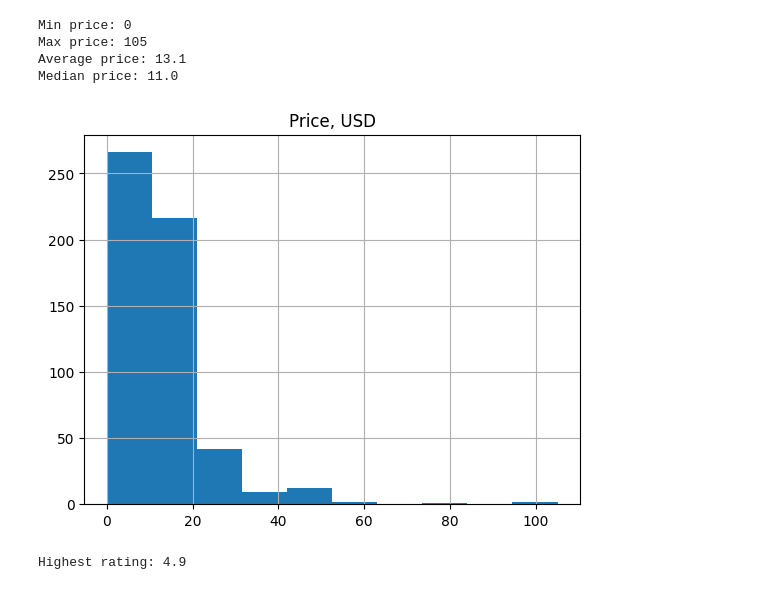
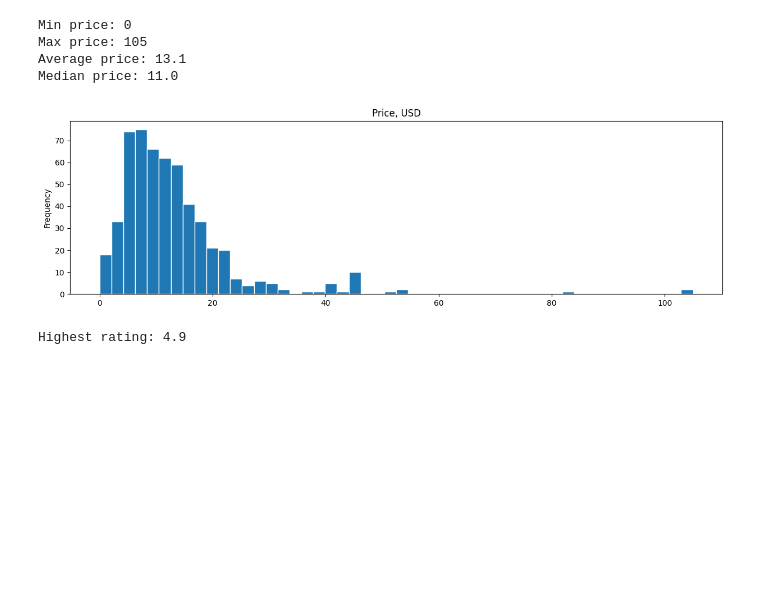
Before and after one commit to InSmartGroup/GoIT_Python_Course, a Jupyter notebook: Data_Science/Homeworks/homework_2/homework_2_part_3.ipynb, the cells around one changed output. Cells and saved outputs as stored; diff of their text form; code cells hidden in the pictures; blank space fills up the shorter version.

```diff
--- a/Data_Science/Homeworks/homework_2/homework_2_part_3.ipynb
+++ b/Data_Science/Homeworks/homework_2/homework_2_part_3.ipynb
@@ -68,12 +86,12 @@ Median price: 11.0
 # %%
 # build a price histogram
 plt.title("Price, USD")
-plt.grid(True)
 
-plt.hist(df["price"])
+df["price"].plot(kind="hist", edgecolor="white", bins=50, figsize=(15, 4))
+
 plt.show()
 # %% [output]
-[figure, old version]
+[figure, new version]
 # %%
 # define the highest user rating
 print(f"Highest rating: {df["user_rating"].max()}")
```
Also changed, not shown: parts of 18 cells of this notebook, 3 other files.
